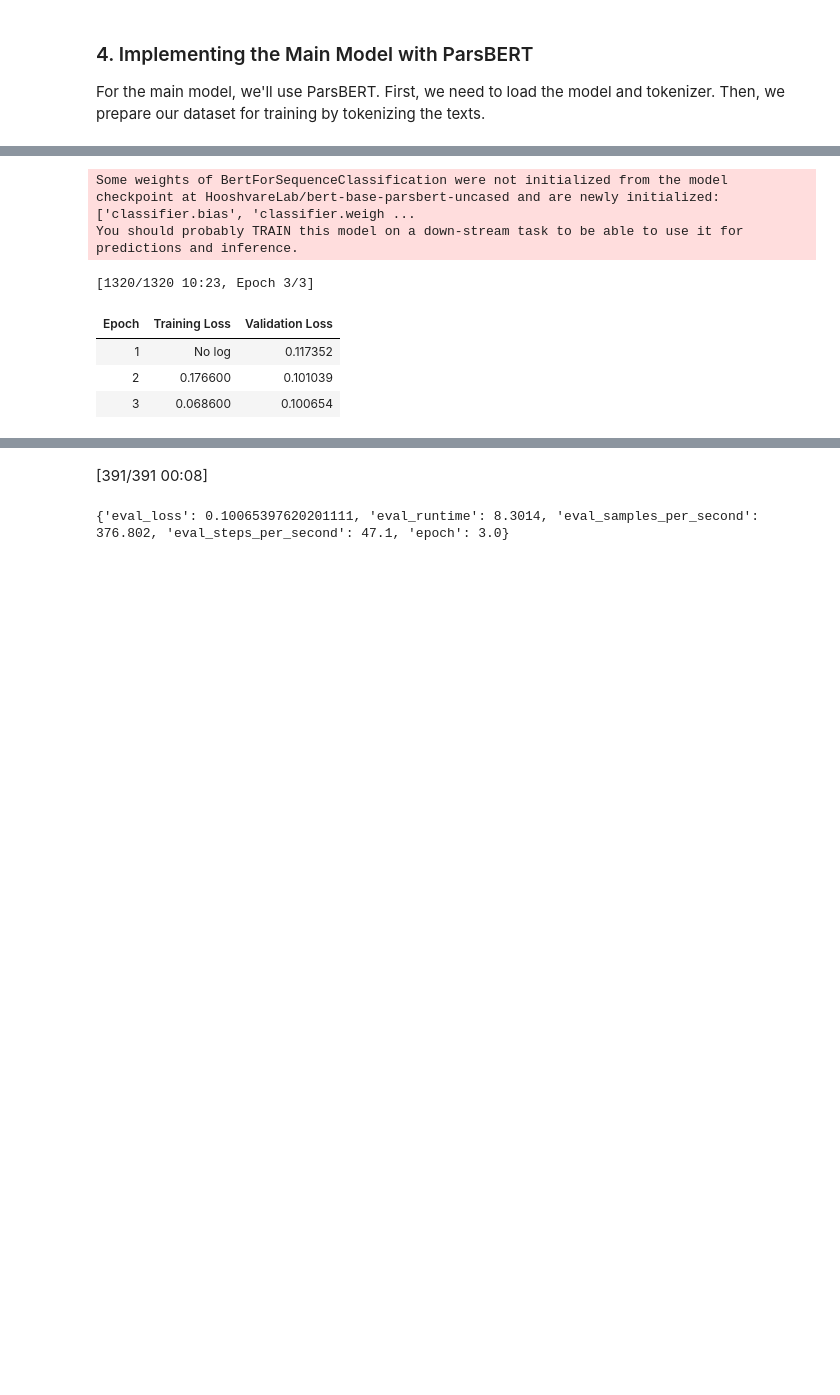
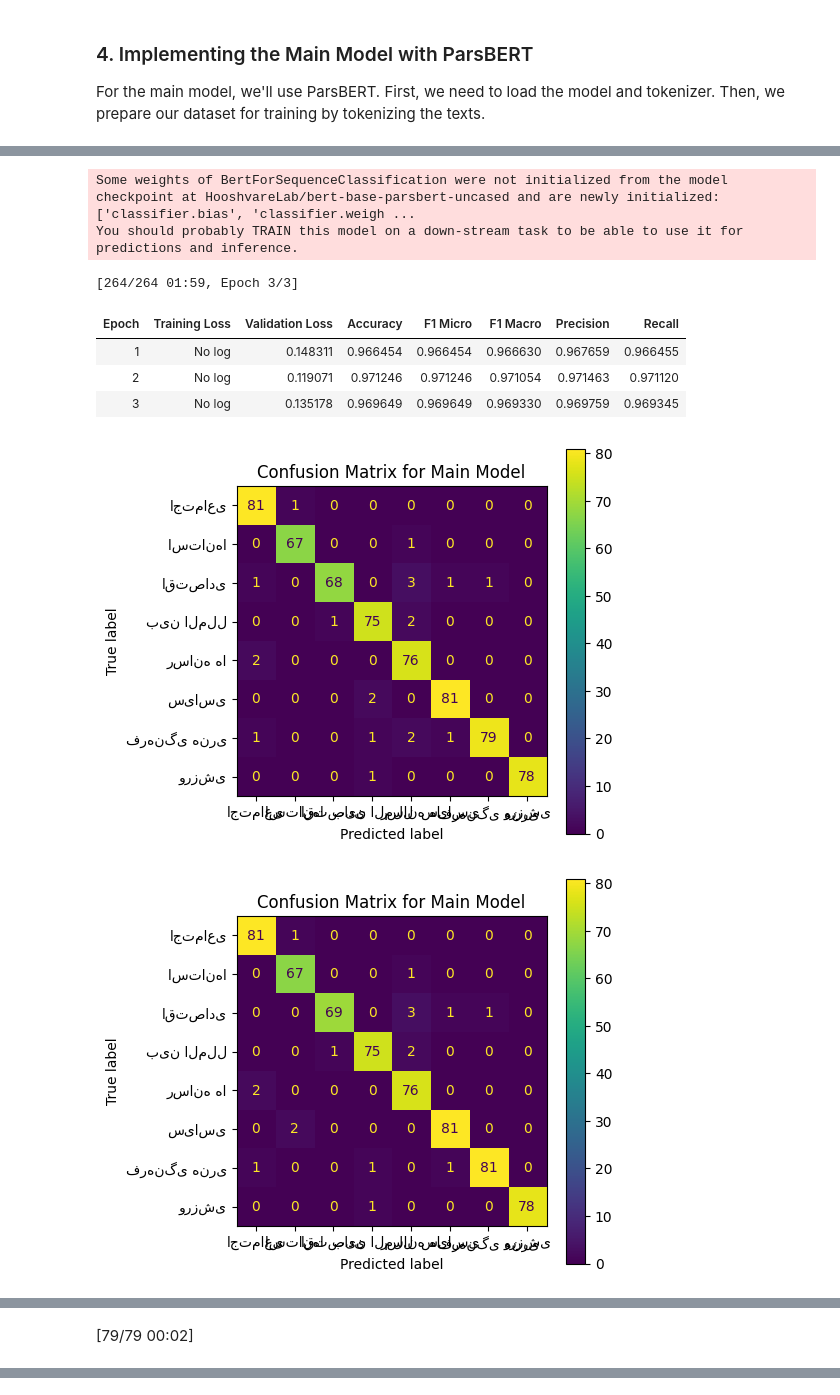
Before and after one commit to pardissz/NLP_HW4, a Jupyter notebook: Part1_Document_Classification/Document_Classification.ipynb, the cells around one changed output, grey strips where cells are left out. Drawn from its saved outputs; the diff is of its cells as text; code cells hidden in the pictures; blank space fills up the shorter version.

Commit message:
fix: add metrics and confusion matrix for part 2

```diff
--- a/Part1_Document_Classification/Document_Classification.ipynb
+++ b/Part1_Document_Classification/Document_Classification.ipynb
@@ -59,0 +108,14 @@ Mean Accuracy: 0.8651202538093964, Standard Deviation in Accuracy: 0.00471331189
+# %%
+from sklearn.metrics import confusion_matrix, ConfusionMatrixDisplay
+import matplotlib.pyplot as plt
+
+# For the base model with Logistic Regression
+pipeline_base.fit(train_df['body'], train_df['category_encoded'])
+base_model_predictions = pipeline_base.predict(test_df['body'])
+cm_base = confusion_matrix(test_df['category_encoded'], base_model_predictions)
+
+# Plotting the confusion matrix for the base model
+fig, ax = plt.subplots(figsize=(5, 5))
+ConfusionMatrixDisplay(cm_base, display_labels=label_encoder.classes_).plot(ax=ax)
+plt.title("Confusion Matrix for Base Model")
+plt.show()
@@ -93,35 +151,61 @@ Please note that authentication is recommended but still optional to access publ
 # %%
+import numpy as np
+from sklearn.metrics import accuracy_score, recall_score, precision_score, f1_score
+from transformers import EvalPrediction
+
 # Load the model
 model = AutoModelForSequenceClassification.from_pretrained("HooshvareLab/bert-base-parsbert-uncased", num_labels=len(df['category'].unique()))
 
 # Training arguments
 training_args = TrainingArguments(
     output_dir="./results",
     num_train_epochs=3,
     per_device_train_batch_size=64,
     evaluation_strategy="epoch",
     fp16=True,
 )
 
+# Updating the compute_metrics function to include confusion matrix for the main model
+def compute_metrics_with_cm(p: EvalPrediction):
+    preds = np.argmax(p.predictions, axis=1)
+    cm = confusion_matrix(p.label_ids, preds)
+    fig, ax = plt.subplots(figsize=(5, 5))
+    ConfusionMatrixDisplay(cm, display_labels=label_encoder.classes_).plot(ax=ax)
+    plt.title("Confusion Matrix for Main Model")
+    plt.show()
+    return {
+        'accuracy': accuracy_score(p.label_ids, preds),
+        'f1_micro': f1_score(p.label_ids, preds, average='micro'),
+        'f1_macro': f1_score(p.label_ids, preds, average='macro'),
+        'precision': precision_score(p.label_ids, preds, average='macro'),
+        'recall': recall_score(p.label_ids, preds, average='macro'),
+        # Confusion matrix will not be returned as a metric but displayed using matplotlib
+    }
+
 # Trainer
 trainer = Trainer(
     model=model,
     args=training_args,
     train_dataset=train_dataset,
     eval_dataset=test_dataset,
+    compute_metrics=compute_metrics_with_cm,
 )
 
 # Train
 trainer.train()
 
 # Evaluate
 results = trainer.evaluate()
-print(results)
+
+for metric_name, metric_value in results.items():
+  print(metric_name + ':', metric_value)
 # %% [output]
 Some weights of BertForSequenceClassification were not initialized from the model checkpoint at HooshvareLab/bert-base-parsbert-uncased and are newly initialized: ['classifier.bias', 'classifier.weigh ...
 You should probably TRAIN this model on a down-stream task to be able to use it for predictions and inference.
-[1320/1320 10:23, Epoch 3/3]
+[264/264 01:59, Epoch 3/3]
-| Epoch | Training Loss | Validation Loss |
-| 1 | No log | 0.117352 |
-| 2 | 0.176600 | 0.101039 |
-| 3 | 0.068600 | 0.100654 |
+| Epoch | Training Loss | Validation Loss | Accuracy | F1 Micro | F1 Macro | Precision | Recall |
+| 1 | No log | 0.148311 | 0.966454 | 0.966454 | 0.966630 | 0.967659 | 0.966455 |
+| 2 | No log | 0.119071 | 0.971246 | 0.971246 | 0.971054 | 0.971463 | 0.971120 |
+| 3 | No log | 0.135178 | 0.969649 | 0.969649 | 0.969330 | 0.969759 | 0.969345 |
+[figure, added]
+[figure, added]
@@ -127,0 +213 @@ You should probably TRAIN this model on a down-stream task to be able to use it
+[79/79 00:02]
@@ -130,2 +224,0 @@ Checkpoint destination directory ./results/checkpoint-1000 already exists and is
-[391/391 00:08]
-{'eval_loss': 0.10065397620201111, 'eval_runtime': 8.3014, 'eval_samples_per_second': 376.802, 'eval_steps_per_second': 47.1, 'epoch': 3.0}
```
Also changed, not shown: parts of 7 cells of this notebook.
